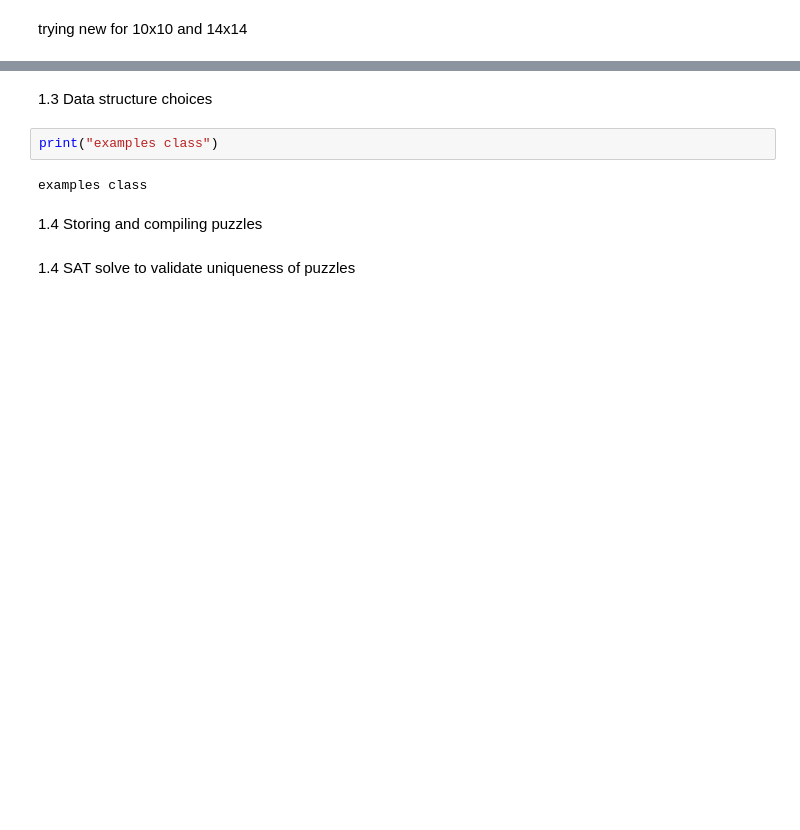
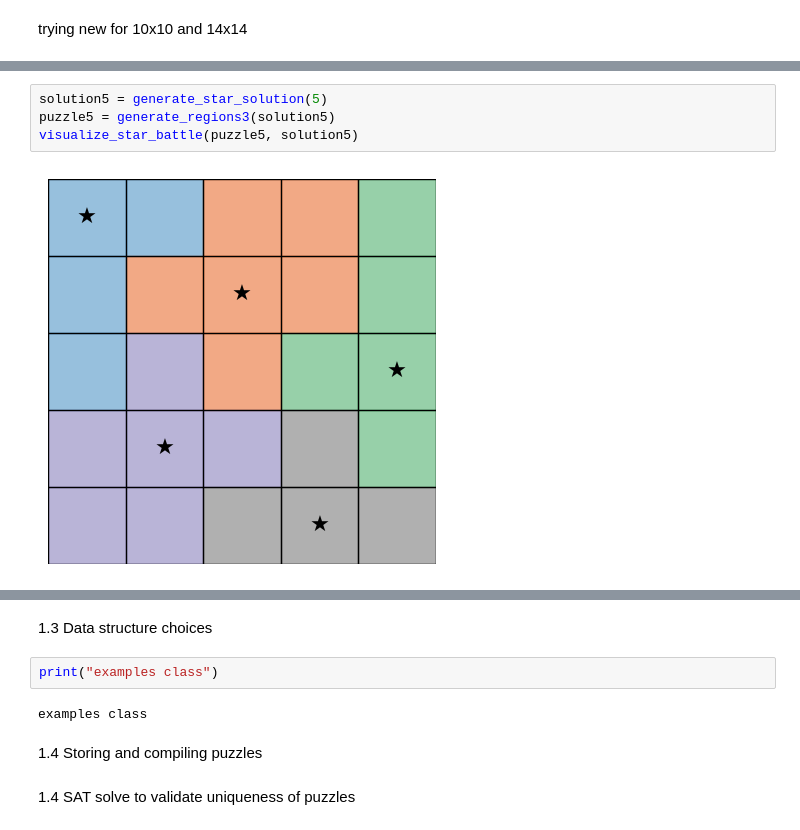
Before and after one commit to smjw/StarBattle, a Jupyter notebook: notebook.ipynb, the cells around one changed output, grey strips where cells are left out. Cells and saved outputs as stored; diff of their text form; blank space fills up the shorter version.

```diff
--- a/notebook.ipynb
+++ b/notebook.ipynb
@@ -538 +655,7 @@ def generate_regions2(solution):
+# %%
+solution5 = generate_star_solution(5)
+puzzle5 = generate_regions3(solution5)
+visualize_star_battle(puzzle5, solution5)
+# %% [output]
+[figure, added]
 # %%
```
Also changed, not shown: parts of 13 cells of this notebook.
